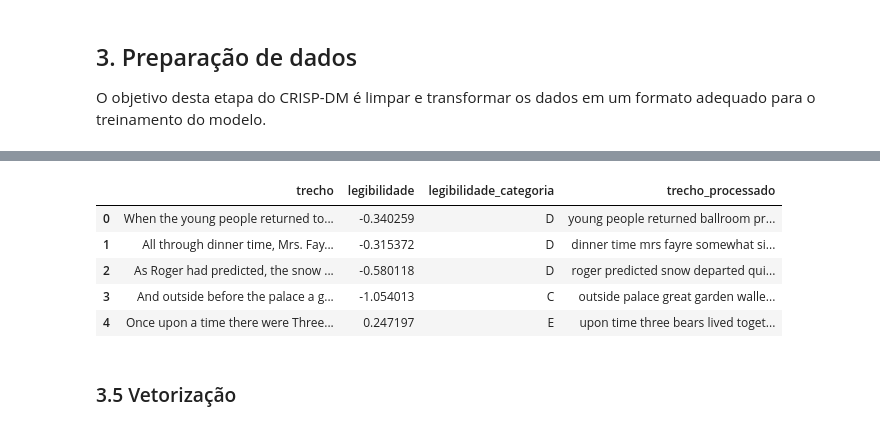
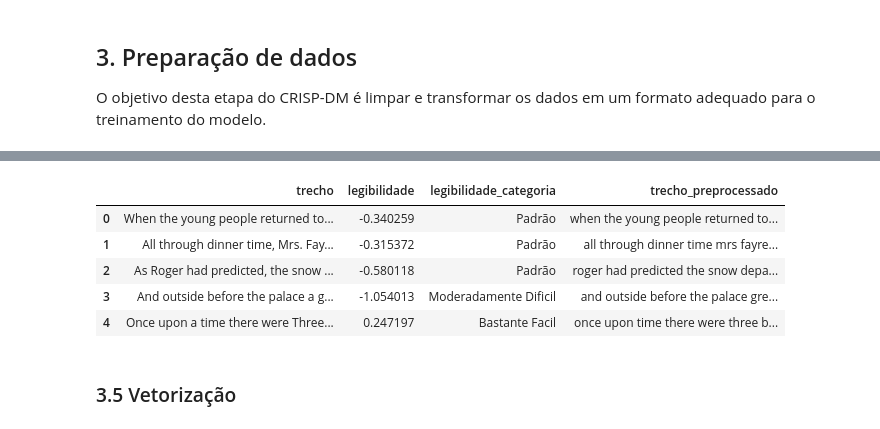
Before and after one commit to gomesluiz/nlp-for-fun, a Jupyter notebook: u4-02-hands-on-1-classificacao-de-texto-1-commonlit-readability.ipynb, the cells around one changed output, grey strips where cells are left out. Cells and saved outputs as stored; diff of their text form; code cells hidden in the pictures.

```diff
--- a/u4-02-hands-on-1-classificacao-de-texto-1-commonlit-readability.ipynb
+++ b/u4-02-hands-on-1-classificacao-de-texto-1-commonlit-readability.ipynb
@@ -111,0 +194,11 @@ trechos.head()
+# %%
+# Categoriza a coluna 'legibilidade' com base em intervalos de valores.
+legibilidade_categoria=["Muito Dificil", "Dificil", "Moderadamente Dificil", "Padrão", "Bastante Facil", "Facil"]
+trechos["legibilidade_categoria"] = pd.cut(
+    trechos["legibilidade"],
+    bins=[-4.00, -3.00, -2.00, -1.00, 0.00, 1.00, 2.00],
+    labels=legibilidade_categoria,
+)
+
+# Exibe os dez primeiros registros do DataFrame.
+trechos.head(10)
@@ -148,21 +234,18 @@ _ = plt.ylim(-4, 2)
 # %%
-from wordcloud import WordCloud
-
-
 linhas, colunas = 2, 3
 conta_linha, conta_coluna = 0, 0
 fig, ax = plt.subplots(linhas, colunas, sharex='col', sharey='row', figsize=(15, 5))
 
-trechos["legibilidade_categoria"] = pd.cut(trechos["legibilidade"], bins=[-4, -3, -2, -1, 0, 1, 2], labels=["A", "B", "C", "D", "E", "F"])
-for intervalo in ["A", "B", "C", "D", "E", "F"]:
 
-  textos = trechos[(trechos.legibilidade_categoria == intervalo)].trecho
+for categoria in legibilidade_categoria:
+  textos = trechos[(trechos.legibilidade_categoria == categoria)].trecho
   words  = " ".join([texto.split()[1] for texto in textos])
+
   word_cloud = WordCloud(collocations = False, background_color = 'white').generate(words)
   ax[conta_linha, conta_coluna].imshow(word_cloud, interpolation='bilinear')
   ax[conta_linha, conta_coluna].set_xticks(())
   ax[conta_linha, conta_coluna].set_yticks(())
-  ax[conta_linha, conta_coluna].set(xlabel=intervalo)
+  ax[conta_linha, conta_coluna].set(xlabel=categoria)
 
   conta_coluna += 1
   if conta_coluna > 2:
@@ -195,20 +260,0 @@ O objetivo desta etapa do CRISP-DM é limpar e transformar os dados em um format
-# %%
-import string
-
-import nltk
-nltk.download('punkt')
-nltk.download('stopwords')
-stopwords = nltk.corpus.stopwords.words('english')
-
-def preprocessa_texto(texto):
-  # remove pontuação do texto.
-  # normaliza o texto para minúsculo.
-  texto_normalizado = "".join([palavra.lower() for palavra in texto if palavra not in string.punctuation])
-
-  # tokeniza o texto
-  texto_tokenizado = nltk.tokenize.word_tokenize(texto_normalizado)
-
-  # remove palavras irrelevantes (stop words)
-  texto_sem_stopwords = " ".join([palavra for palavra in texto_tokenizado if palavra not in stopwords])
-
-  return texto_sem_stopwords
@@ -234,14 +261,14 @@ young people returned ballroom presented decidedly changed appearance instead in
 # %%
 # Pré-processa os trechos de textos.
-trechos["trecho_processado"] = trechos["trecho"].apply(preprocessa_texto)
+trechos["trecho_preprocessado"] = trechos["trecho"].apply(preprocessa_texto)
 trechos.head()
 # %% [output]
-|  | trecho | legibilidade | legibilidade_categoria | trecho_processado |
-| 0 | When the young people returned to... | -0.340259 | D | young people returned ballroom pr... |
-| 1 | All through dinner time, Mrs. Fay... | -0.315372 | D | dinner time mrs fayre somewhat si... |
-| 2 | As Roger had predicted, the snow ... | -0.580118 | D | roger predicted snow departed qui... |
-| 3 | And outside before the palace a g... | -1.054013 | C | outside palace great garden walle... |
-| 4 | Once upon a time there were Three... | 0.247197 | E | upon time three bears lived toget... |
+|  | trecho | legibilidade | legibilidade_categoria | trecho_preprocessado |
+| 0 | When the young people returned to... | -0.340259 | Padrão | when the young people returned to... |
+| 1 | All through dinner time, Mrs. Fay... | -0.315372 | Padrão | all through dinner time mrs fayre... |
+| 2 | As Roger had predicted, the snow ... | -0.580118 | Padrão | roger had predicted the snow depa... |
+| 3 | And outside before the palace a g... | -1.054013 | Moderadamente Dificil | and outside before the palace gre... |
+| 4 | Once upon a time there were Three... | 0.247197 | Bastante Facil | once upon time there were three b... |
 # %% [markdown]
 ### 3.5 Vetorização
 # %%
```
Also changed, not shown: parts of 26 cells of this notebook.
